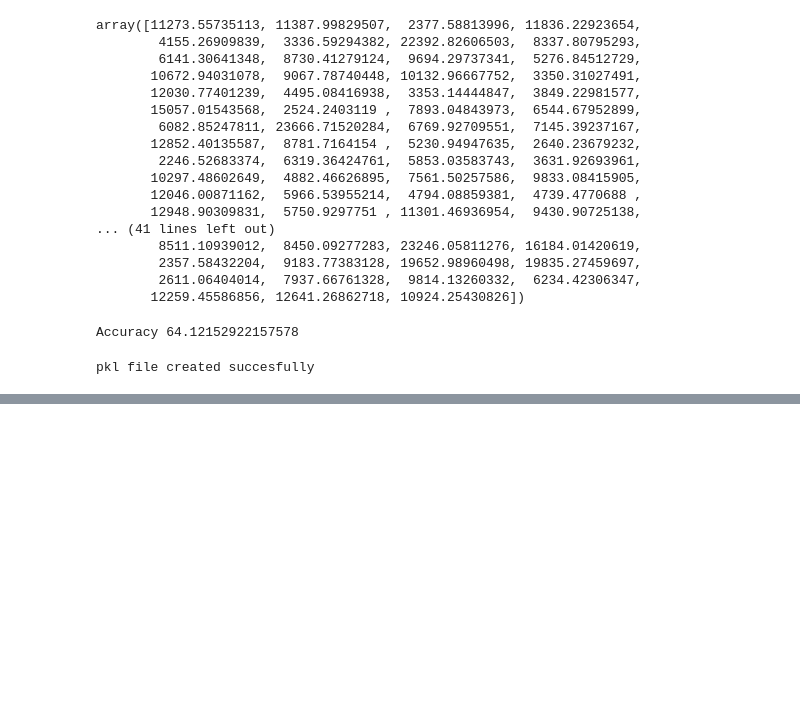
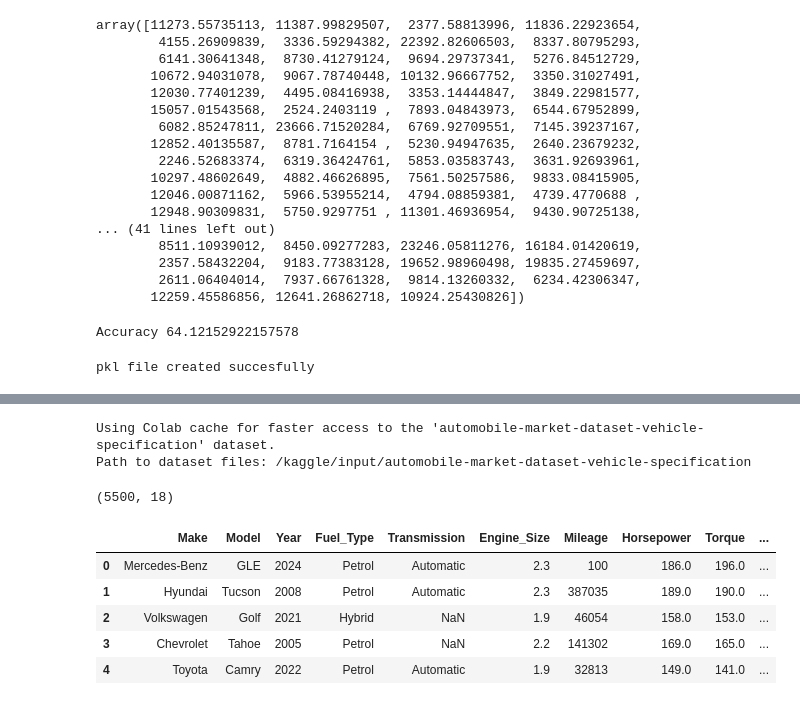
Before and after one commit to Aradhyagodambe/Python-Colab-Files, a Jupyter notebook: ML_Fundamnetals.ipynb, the cells around one changed output, grey strips where cells are left out. Cells and saved outputs as stored; diff of their text form; code cells hidden in the pictures; blank space fills up the shorter version.

```diff
--- a/ML_Fundamnetals.ipynb
+++ b/ML_Fundamnetals.ipynb
@@ -1430,0 +1477,25 @@ pkl file created succesfully
+# %%
+import kagglehub
+
+# Download latest version
+path = kagglehub.dataset_download("ranaghulamnabi/automobile-market-dataset-vehicle-specification")
+
+print("Path to dataset files:", path)
+# %% [output]
+Using Colab cache for faster access to the 'automobile-market-dataset-vehicle-specification' dataset.
+Path to dataset files: /kaggle/input/automobile-market-dataset-vehicle-specification
+# %%
+AD = pd.read_csv(f"{path}/automobile_dataset.csv")
+# %%
+AD.shape
+# %% [output]
+(5500, 18)
+# %%
+AD.head()
+# %% [output]
+|  | Make | Model | Year | Fuel_Type | Transmission | Engine_Size | Mileage | Horsepower | Torque | ... |
+| 0 | Mercedes-Benz | GLE | 2024 | Petrol | Automatic | 2.3 | 100 | 186.0 | 196.0 | ... |
+| 1 | Hyundai | Tucson | 2008 | Petrol | Automatic | 2.3 | 387035 | 189.0 | 190.0 | ... |
+| 2 | Volkswagen | Golf | 2021 | Hybrid | NaN | 1.9 | 46054 | 158.0 | 153.0 | ... |
+| 3 | Chevrolet | Tahoe | 2005 | Petrol | NaN | 2.2 | 141302 | 169.0 | 165.0 | ... |
+| 4 | Toyota | Camry | 2022 | Petrol | Automatic | 1.9 | 32813 | 149.0 | 141.0 | ... |
```
Also changed, not shown: parts of 19 cells of this notebook.
